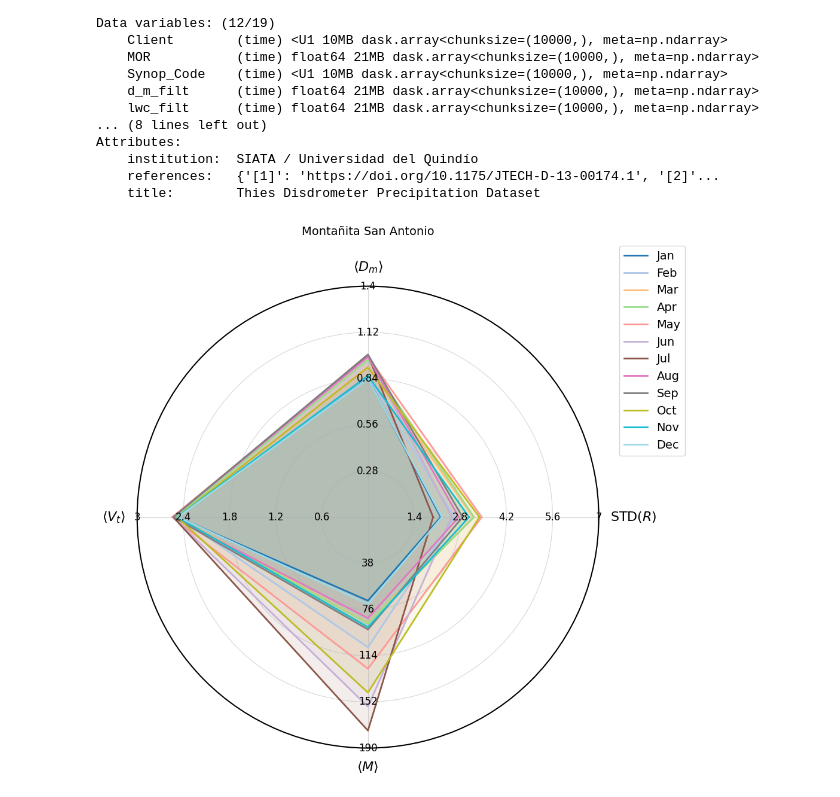
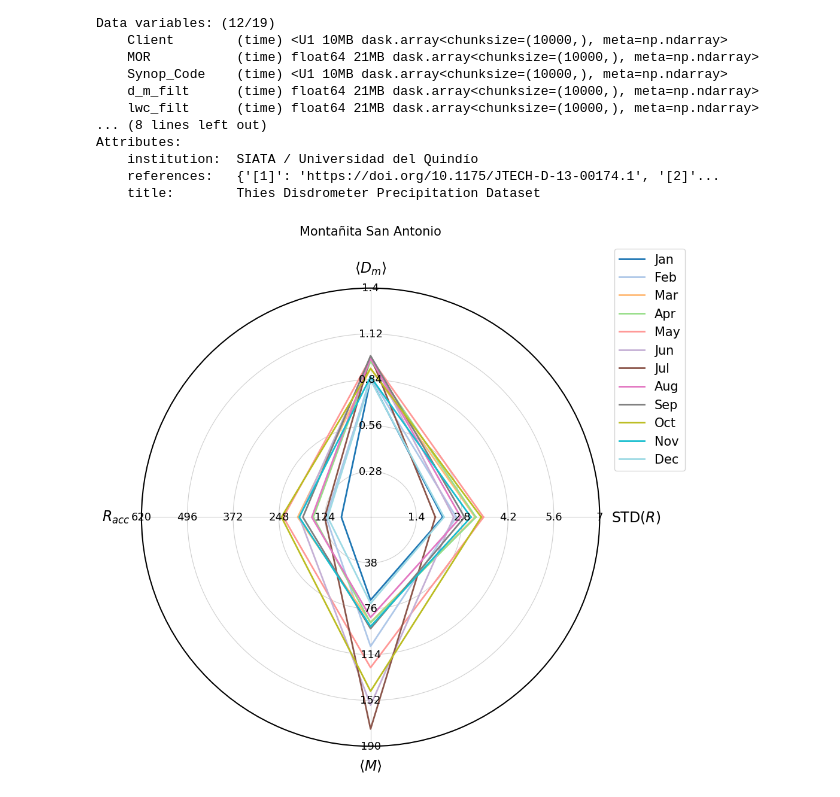
Before and after one commit to Juan-Pablo-17/Thies_to_Zarr, a Jupyter notebook: notebooks/Plot_5.ipynb, the cells around one changed output. Drawn from its saved outputs; the diff is of its cells as text; code cells hidden in the pictures.

```diff
--- a/notebooks/Plot_5.ipynb
+++ b/notebooks/Plot_5.ipynb
@@ -93,7 +93,7 @@ months = [1, 2, 3, 4, 5, 6, 7, 8, 9, 10, 11, 12]
 labels = [
     r'STD$(R)$',
     r'$\langle D_m \rangle$',
-    r'$\langle V_t \rangle$',
+    r'$R_{acc}$',
     r'$\langle M \rangle$'
 ]
 
@@ -104,7 +104,7 @@ labels = [
 ranges = [
     (0, 7),     # STD(R)
     (0, 1.4),    # Dm
-    (0, 3),      # Vt
+    (0, 620),      # R_acc
     (0, 190)     # Duration
 ]
 
@@ -115,7 +115,7 @@ ranges = [
 tick_labels = [
     [1.4, 2.8, 4.2, 5.6, 7],      # STD(R)
     [0.28, 0.56, 0.84, 1.12, 1.4],      # Dm
-    [0.6, 1.2, 1.8, 2.4, 3],      # Vt
+    [124, 248, 372, 496, 620],      # R_acc
     [38, 76, 114, 152, 190]         # Duration
 ]
 
@@ -167,23 +167,21 @@ for month in months:
     mean_dm = ds_month.d_m_filt.mean().values
 
     # =====================================================
-    # 🌧️ Mean terminal velocity
+    # 🌧️ Monthly rainfall accumulation climatology
     # =====================================================
 
-    delta_D = ds_month.diameter.diff("diameter")
+    # Convert rain rate [mm/h]
+    # to rain depth per minute [mm]
+    rain_per_sample = ds_month.r_int_filt / 60
 
-    delta_D = xr.concat(
-        [ds_month.diameter[0], delta_D],
-        dim="diameter"
-    )
+    # Convert to pandas series
+    rain_series = rain_per_sample.to_series()
 
-    mean_v = (
-        (ds_month.vd * ds_month.nd_filt * delta_D)
-        .sum(dim=["time", "diameter"])
-        /
-        (ds_month.nd_filt * delta_D)
-        .sum(dim=["time", "diameter"])
-    ).values
+    # Monthly accumulation for each month-year
+    monthly_acc = rain_series.resample('ME').sum(min_count=1)
+
+    # Climatological mean monthly accumulation
+    rain_acc = monthly_acc.mean()
 
     # =====================================================
     # 🌧️ Mean event duration
@@ -205,7 +203,7 @@ for month in months:
     values = np.array([
         std_r,
         mean_dm,
-        mean_v,
+        rain_acc,
         mean_duration
     ])
 
@@ -298,7 +296,7 @@ for scaled, month in zip(all_scaled, month_labels):
     angles,
     scaled,
     color=colors[month_labels.index(month)],
-    alpha=0.10
+    alpha=0
 )
 
 # =========================================================
@@ -309,7 +307,7 @@ ax.set_xticks(angles[:-1])
 
 ax.set_xticklabels(
     labels,
-    fontsize=16
+    fontsize=17
 )
 
 # =========================================================
@@ -349,7 +347,7 @@ for angle, ticks in zip(
             angle,
             r,
             str(tick),
-            fontsize=12,
+            fontsize=13,
             ha='center',
             va='center',
             color='black',
@@ -360,38 +358,45 @@ for angle, ticks in zip(
 # 📌 Title
 # =========================================================
 
 ax.set_title(
     f'{station_name.replace("_", " ")}',
-    fontsize=14,
+    fontsize=15,
     pad=30
 )
 
 # =========================================================
 # 📊 Legend
 # =========================================================
 
 ax.legend(
     loc='upper right',
     bbox_to_anchor=(1.2, 1.1),
-    fontsize=14
+    fontsize=15
 )
 
-ax.grid(alpha=0.5)
+ax.grid(alpha=0.6)
 
 ax.spines['polar'].set_linewidth(1.5)
 
 plt.tight_layout()
 
 # 💾 Save figure
 plt.savefig(
-    instrument_path / f"{station_name}_Spyder.png",
+    instrument_path / f"{station_name}_Spyder_Final.png",
     dpi=300,
     bbox_inches='tight'
 )
 
+# 💾 Save figure
+# plt.savefig(
+#     instrument_path / f"{station_name}_Spyder_Season_Final.png",
+#     dpi=300,
+#     bbox_inches='tight'
+# )
+
 plt.show()
 # %% [output]
-[figure, old version]
+[figure, new version]
 # %%
 # =========================================================
 # 🖼️ Search all Spyder figures
```
Also changed, not shown: parts of 2 cells of this notebook, 21 other files.
